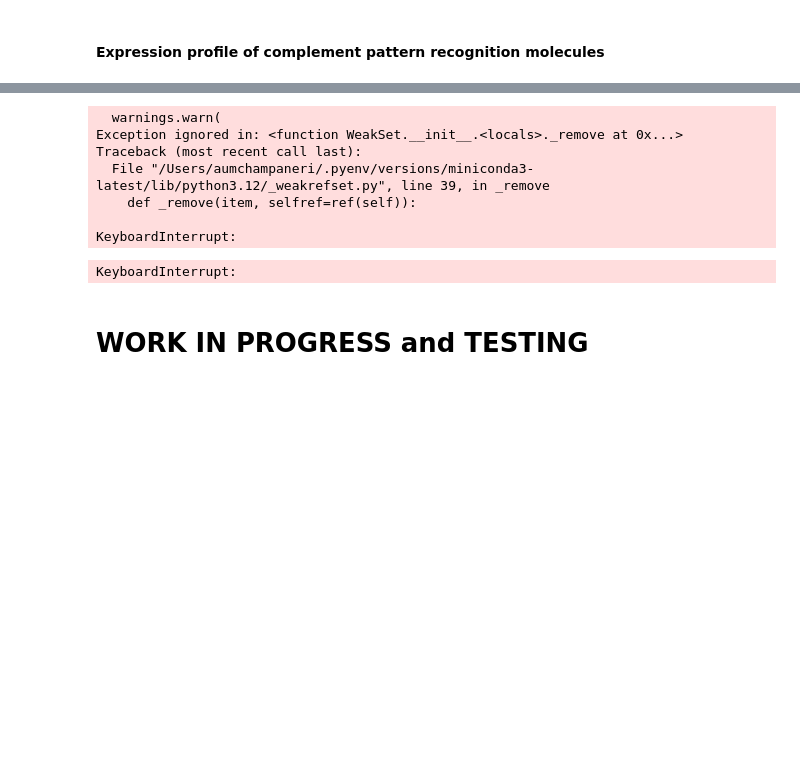
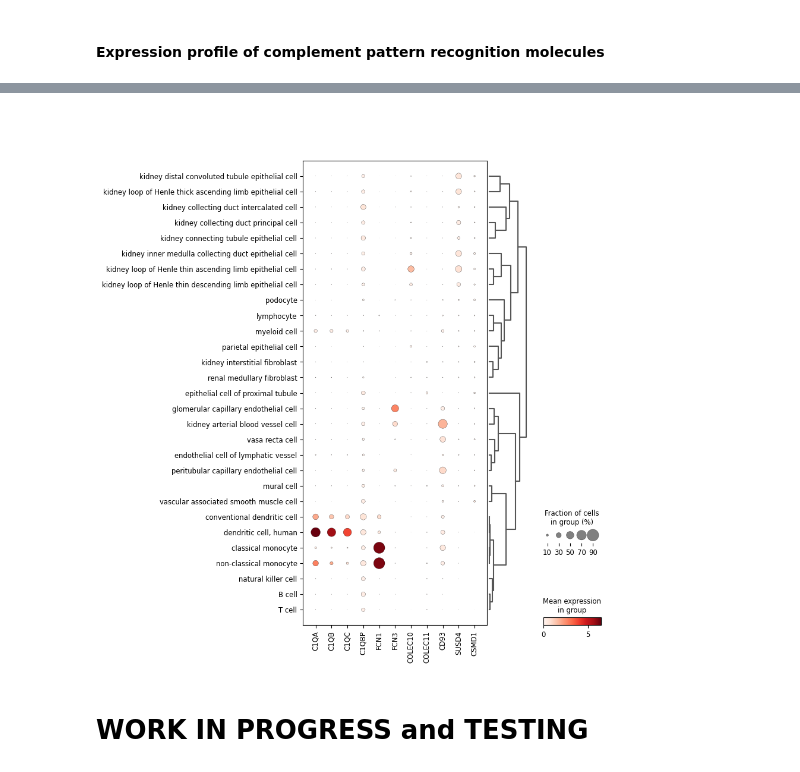
Before and after one commit to aumchampaneri/Biochemistry-BS, a Jupyter notebook: Binghamton SURC/Complement SC Kidney Atlas.ipynb, the cells around one changed output, grey strips where cells are left out. Saved outputs shown, nothing was run; the diff lists cells and outputs as text; code cells hidden in the pictures; blank space fills up the shorter version.

```diff
--- a/Binghamton SURC/Complement SC Kidney Atlas.ipynb
+++ b/Binghamton SURC/Complement SC Kidney Atlas.ipynb
@@ -634,7 +639,51 @@ sc.tl.dendrogram(normal, groupby='tissue')
 #### Expression profile of complement pattern recognition molecules
 # %%
 # Define the gene set for plotting
-complement_prms = ['C1QA', 'C1QB', 'C1QC', 'C1QBP', 'MBL2', 'FCN1', 'FCN2', 'FCN3', 'COLEC10', 'COLEC11', 'CD93', 'SUSD4', 'CSMD1']
+complement_prms = ['C1QA', 'C1QB', 'C1QC', 'C1QBP', 'FCN1', 'FCN3', 'COLEC10', 'COLEC11', 'CD93', 'SUSD4', 'CSMD1']
 # Plot the expression of complement PRMs as a dot plot
-sc.pl.DotPlot(normal, complement_prms, groupby='cell_type', gene_symbols='feature_name').add_dendrogram().add_totals().show()
+sc.pl.DotPlot(normal, complement_prms, groupby='cell_type', gene_symbols='feature_name').add_dendrogram(show=True,size=0.9).show()
+
+# Define the gene set for plotting
+complement_proteases = ['C1R','MASP1','CFB','C3','C5']
+# Plot the expression of complement PRMs as a dot plot
+sc.pl.DotPlot(normal, complement_prms, groupby='cell_type', gene_symbols='feature_name').add_dendrogram(show=True,size=0.9).show()
+
+complement_proteases = {
+    # 1. Classical Pathway Proteases
+    # These enzymes cleave complement components to activate the classical pathway.
+    "classical_pathway_proteases": {
+        'C1R': 'ENSG00000159403',  # C1r serine protease, cleaves C1s
+        'C1S': 'ENSG00000182326'   # C1s serine protease, cleaves C4 and C2
+    },
+
+    # 2. Lectin Pathway Proteases
+    # These proteases activate the lectin pathway by cleaving complement proteins.
+    "lectin_pathway_proteases": {
+        'MASP1': 'ENSG00000127241',  # MASP-1, activates MASP-2 and cleaves C2/C4
+        'MASP2': 'ENSG00000009724',  # MASP-2, cleaves C4 and C2
+        'MASP3': 'XXX'               # MASP-3, alternative function in lectin pathway regulation
+    },
+
+    # 3. Alternative Pathway Proteases
+    # These enzymes regulate and amplify the alternative pathway.
+    "alternative_pathway_proteases": {
+        'CFB': 'ENSG00000243649',  # Complement Factor B, cleaved by CFD to form Bb (C3 convertase)
+        'CFD': 'ENSG00000197766'   # Complement Factor D, cleaves Factor B to generate Bb
+    },
+
+    # 4. Terminal Pathway Proteases
+    # These enzymes contribute to C5 cleavage and the formation of the Membrane Attack Complex (MAC).
+    "terminal_pathway_proteases": {
+        'C5': 'ENSG00000106804'   # Complement component C5, cleaved to form C5a (anaphylatoxin) and C5b (MAC initiator)
+    },
+
+    # 5. Regulatory Proteases
+    # These enzymes degrade or regulate complement proteins to control excessive activation.
+    "regulatory_proteases": {
+        'CFI': 'ENSG00000205403',  # Complement Factor I, inactivates C3b and C4b
+        'CPB2': 'ENSG00000080618',  # Carboxypeptidase B2 (TAFI), regulates complement activation
+        'CPN1': 'ENSG00000120054',  # Carboxypeptidase N subunit 1, modulates complement peptides
+        'CPN2': 'ENSG00000178772'   # Carboxypeptidase N subunit 2, stabilizes complement regulation
+    }
+}
 # %% [output]
@@ -642,10 +690,3 @@ WARNING: dendrogram data not found (using key=dendrogram_cell_type). Running `sc
-  warnings.warn(
-Exception ignored in: <function WeakSet.__init__.<locals>._remove at 0x...>
-Traceback (most recent call last):
-  File "/Users/aumchampaneri/.pyenv/versions/miniconda3-latest/lib/python3.12/_weakrefset.py", line 39, in _remove
-    def _remove(item, selfref=ref(self)):
-
-KeyboardInterrupt:
-KeyboardInterrupt:
+[figure, added]
 # %% [markdown]
 # WORK IN PROGRESS and TESTING
```
Also changed, not shown: parts of 2 cells of this notebook.
